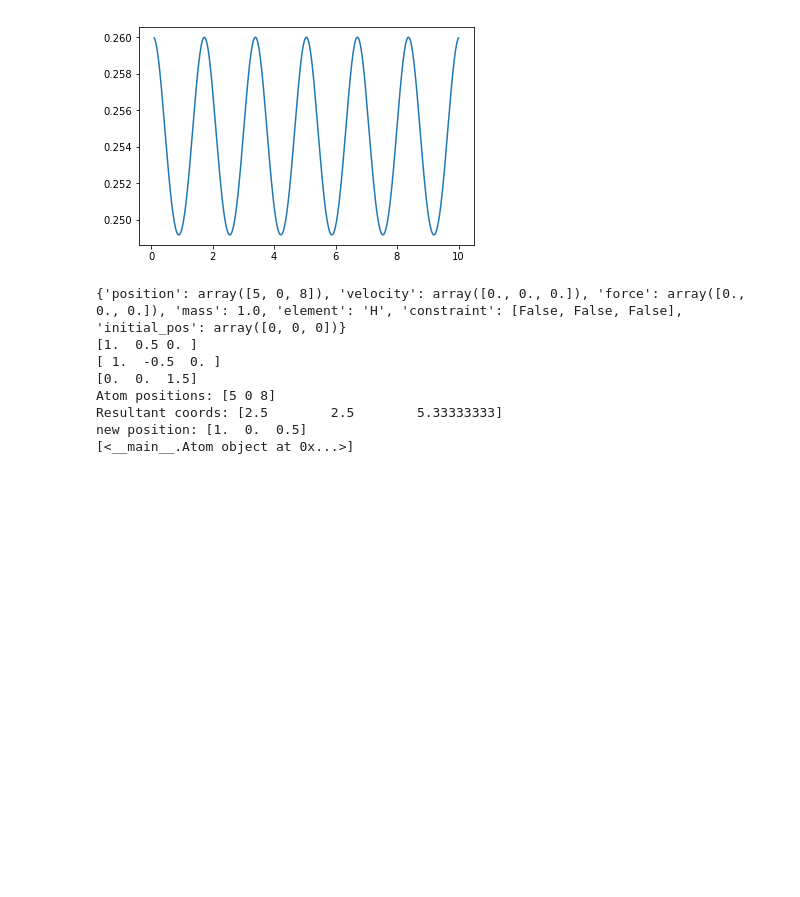
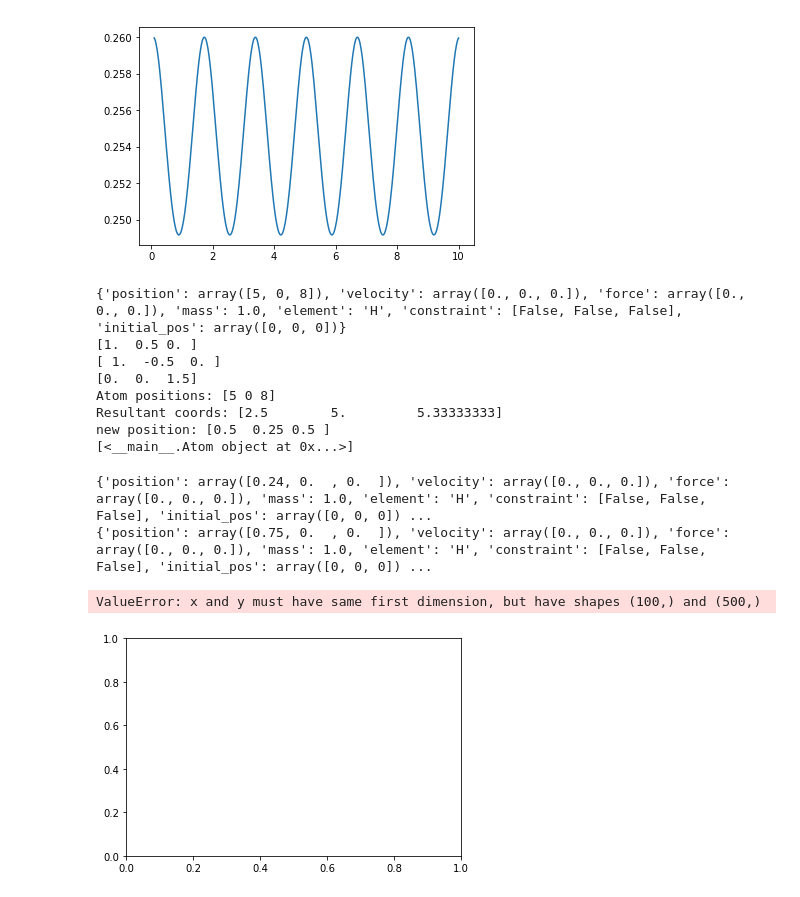
Before and after one commit to simonbatzner/electron-density, a Jupyter notebook: PythonMDEngine.ipynb, the cells around one changed output. Drawn from its saved outputs; the diff is of its cells as text; code cells hidden in the pictures; blank space fills up the shorter version.

```diff
--- a/PythonMDEngine.ipynb
+++ b/PythonMDEngine.ipynb
@@ -96,6 +96,13 @@ class MD_engine():
         via a finite-difference approximation.
         """
 
+        if self.model=='AIMD':
+            results=run_espresso(self.atoms,self.cell)
+            force_list = results['forces']
+            for n  in range(len(force_list)):
+                self.atoms[n].force=list(results['forces'][n])
+            return
+
         E0 = self.get_config_energy(self.atoms)
         atoms = self.atoms
         for atom in atoms:
@@ -137,9 +144,11 @@ class MD_engine():
             for atom in atoms:
                 for coord in range(3):
                     temp_num = np.copy(atom.position[coord])
-                    atom.position[coord] = 2*atom.position[coord] - atom.prev_pos[coord] + atom.force[coord]*dt**2
+                    atom.position[coord] = 2*atom.position[coord] - atom.prev_pos[coord] + atom.force[coord]*dt**2/atom.mass
                     atom.velocity[coord] += atom.force[coord]*dt/atom.mass
                     atom.prev_pos[coord] = np.copy(temp_num)
+
+
 
 
 
@@ -419,6 +509,21 @@ print(eng.atoms)
 [ 1.  -0.5  0. ]
 [0.  0.  1.5]
 Atom positions: [5 0 8]
-Resultant coords: [2.5        2.5        5.33333333]
-new position: [1.  0.  0.5]
+Resultant coords: [2.5        5.         5.33333333]
+new position: [0.5  0.25 0.5 ]
 [<__main__.Atom object at 0x...>]
+# %%
+Hatom1 = Atom(position=[.24,0,0], element='H')
+Hatom2 = Atom(position=[.75,0,0], element='H')
+
+atoms  = [Hatom1,Hatom2]
+#atoms = [Hatom1]
+eng = MD_engine(cell=[[5,0,0],[0,1,0],[0,0,1]],input_atoms=atoms,verbosity=0,model='AIMD',dx=.001)
+
+
+eng.run(.5,.001)
+# %% [output]
+{'position': array([0.24, 0.  , 0.  ]), 'velocity': array([0., 0., 0.]), 'force': array([0., 0., 0.]), 'mass': 1.0, 'element': 'H', 'constraint': [False, False, False], 'initial_pos': array([0, 0, 0]) ...
+{'position': array([0.75, 0.  , 0.  ]), 'velocity': array([0., 0., 0.]), 'force': array([0., 0., 0.]), 'mass': 1.0, 'element': 'H', 'constraint': [False, False, False], 'initial_pos': array([0, 0, 0]) ...
+ValueError: x and y must have same first dimension, but have shapes (100,) and (500,)
+[figure, added]
```
Also changed, not shown: parts of 6 cells of this notebook.
